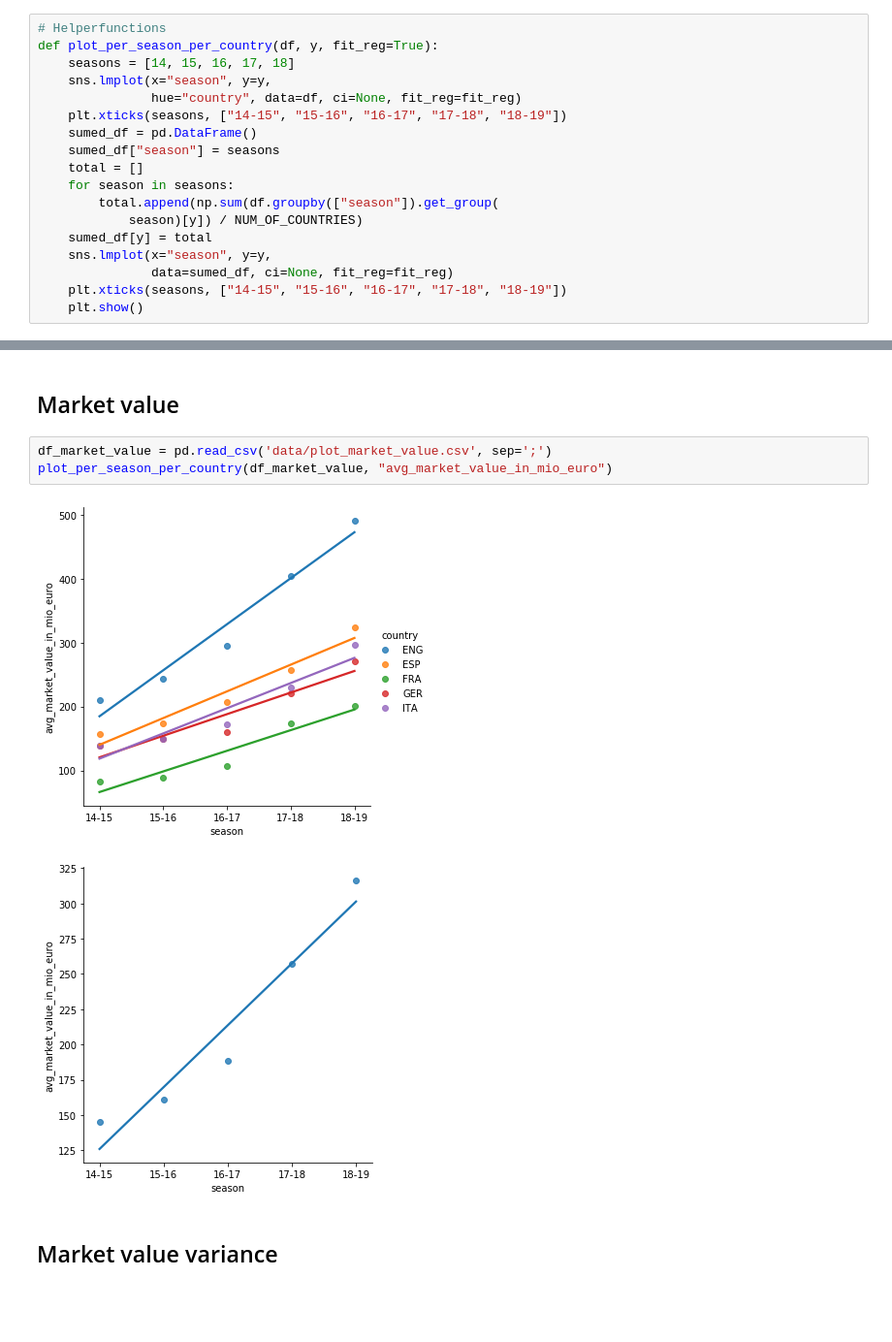
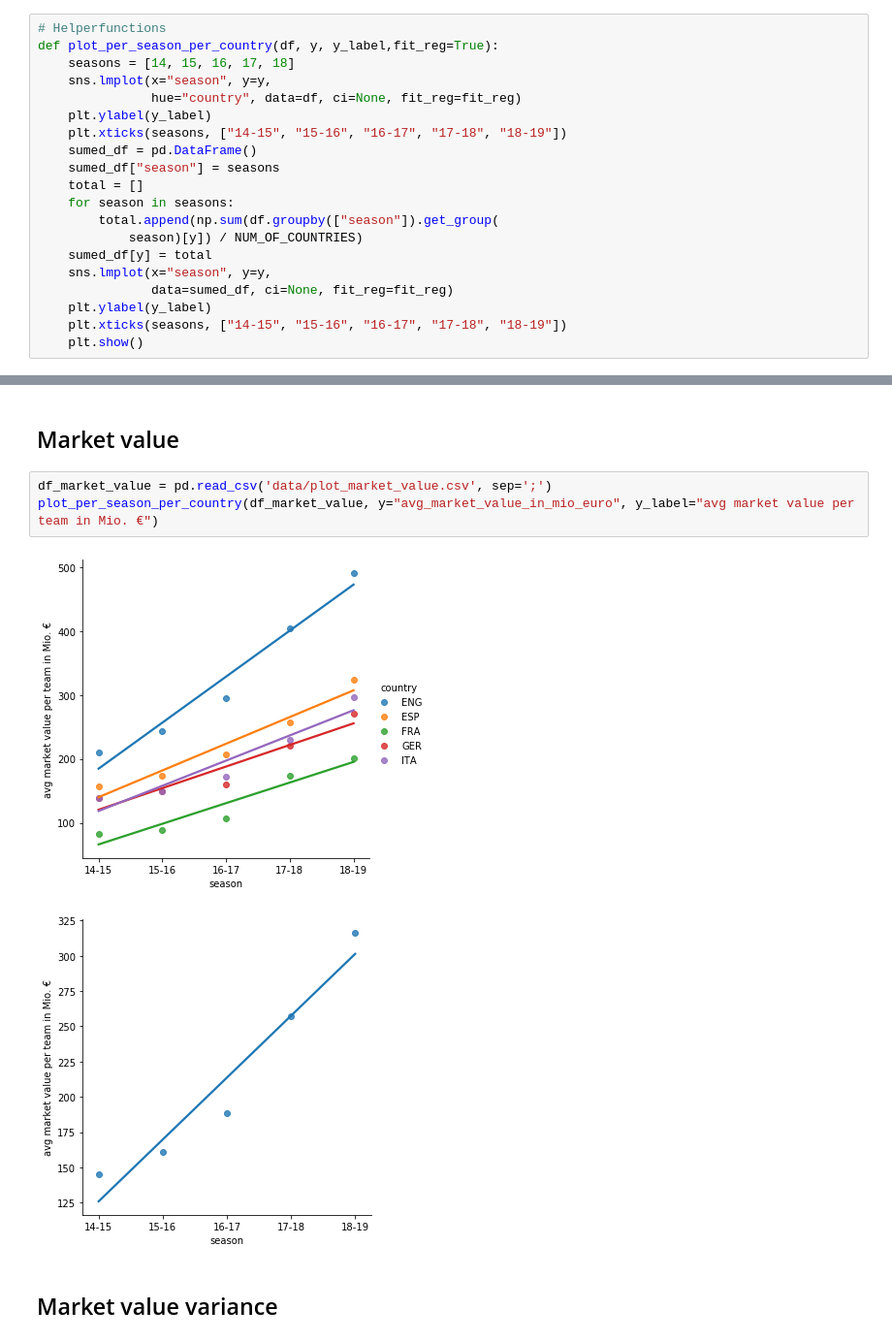
Before and after one commit to LUKEx76/football_prediction, a Jupyter notebook: plotting/plotting.ipynb, the cells around one changed output, grey strips where cells are left out. Shown at 97% size. Cells and saved outputs as stored; diff of their text form; blank space fills up the shorter version.

```diff
--- a/plotting/plotting.ipynb
+++ b/plotting/plotting.ipynb
@@ -17,10 +17,11 @@ np.random.seed(SEED)
 warnings.filterwarnings('ignore')
 # %%
 # Helperfunctions
-def plot_per_season_per_country(df, y, fit_reg=True):
+def plot_per_season_per_country(df, y, y_label,fit_reg=True):
     seasons = [14, 15, 16, 17, 18]
     sns.lmplot(x="season", y=y,
                hue="country", data=df, ci=None, fit_reg=fit_reg)
+    plt.ylabel(y_label)
     plt.xticks(seasons, ["14-15", "15-16", "16-17", "17-18", "18-19"])
     sumed_df = pd.DataFrame()
     sumed_df["season"] = seasons
@@ -31,5 +32,6 @@ def plot_per_season_per_country(df, y, fit_reg=True):
     sumed_df[y] = total
     sns.lmplot(x="season", y=y,
                data=sumed_df, ci=None, fit_reg=fit_reg)
+    plt.ylabel(y_label)
     plt.xticks(seasons, ["14-15", "15-16", "16-17", "17-18", "18-19"])
     plt.show()
@@ -61,10 +78,10 @@ plot_per_season_per_country(df_chances, "chances_per_match")
 ## Market value
 # %%
 df_market_value = pd.read_csv('data/plot_market_value.csv', sep=';')
-plot_per_season_per_country(df_market_value, "avg_market_value_in_mio_euro")
+plot_per_season_per_country(df_market_value, y="avg_market_value_in_mio_euro", y_label="avg market value per team in Mio. €")
 # %% [output]
-[figure, old version]
+[figure, new version]
-[figure, old version]
+[figure, new version]
 # %% [markdown]
 ## Market value variance
 # %%
```
Also changed, not shown: parts of 7 cells of this notebook, 2 other files.
